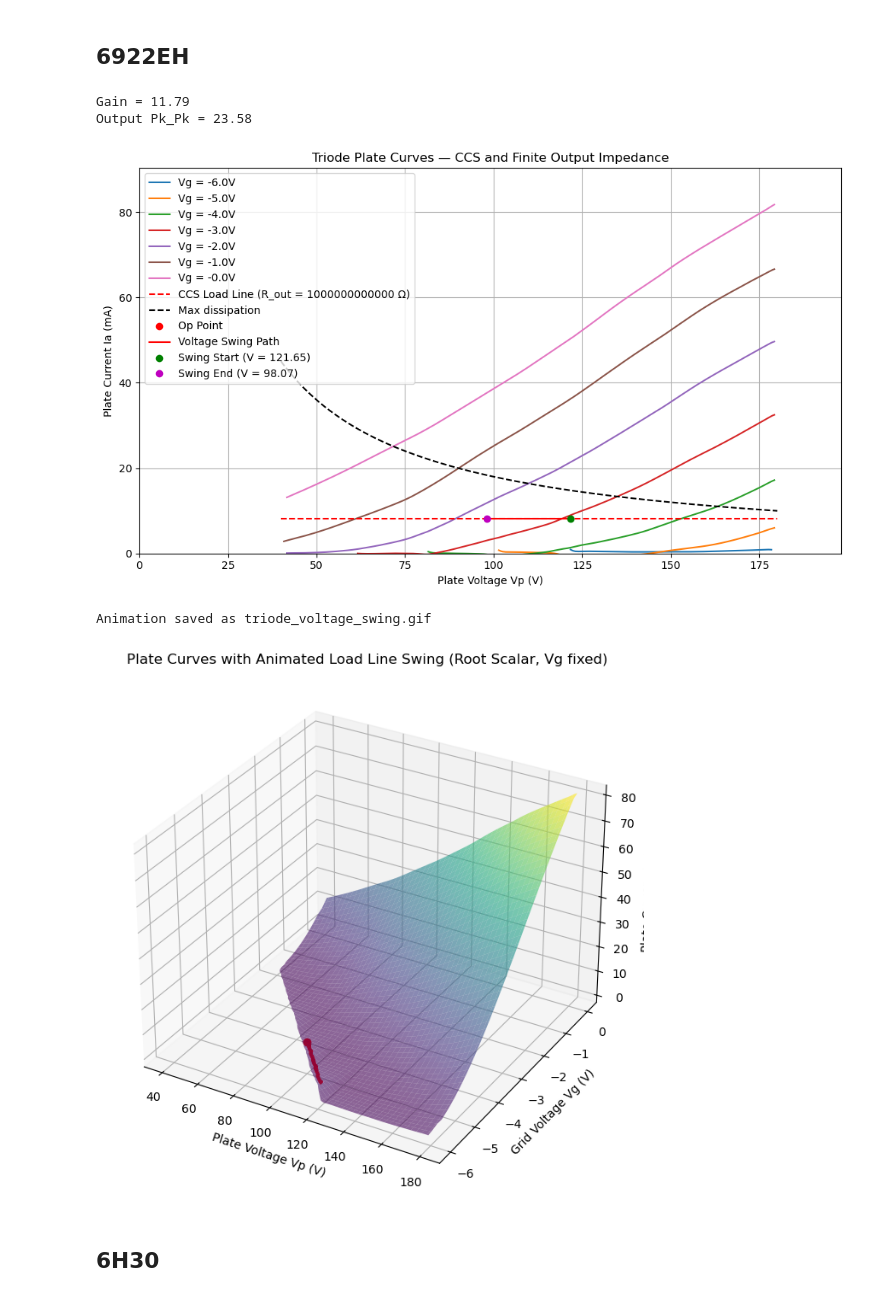
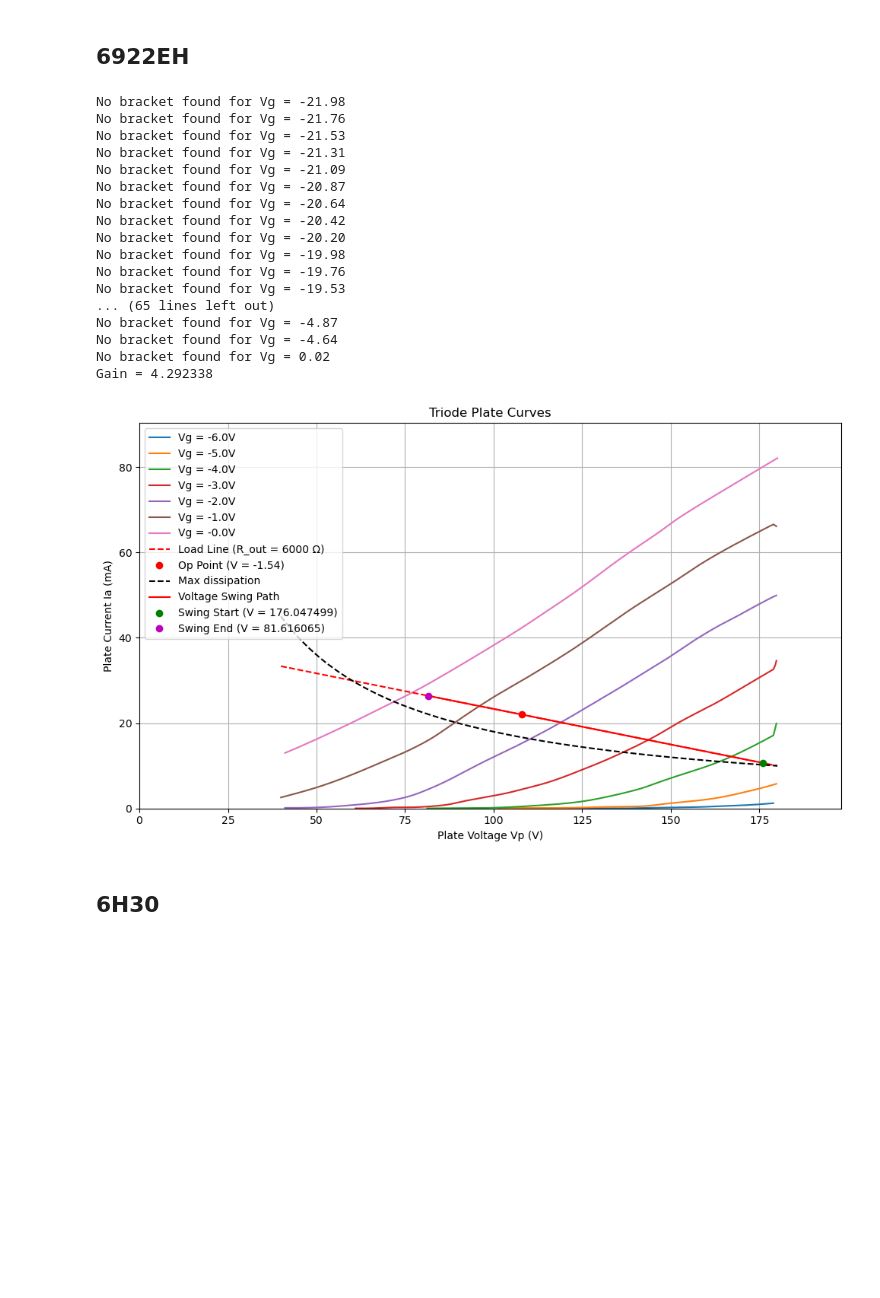
Before and after one commit to tiedyefreak22/Dual-Mono-Amp-Design, a Jupyter notebook: Triode_Pentode_Plate_Curves10.ipynb, the cells around one changed output. Cells and saved outputs as stored; diff of their text form; code cells hidden in the pictures; blank space fills up the shorter version.

Commit message:
Updated Triode_Pentode_Plate_Curves10

```diff
--- a/Triode_Pentode_Plate_Curves10.ipynb
+++ b/Triode_Pentode_Plate_Curves10.ipynb
@@ -807,33 +818,46 @@ Done
 # %%
 # Load CSV data
 df = pd.read_csv("6922EH_plate_curves_2.csv")
 
 # Flip grid voltages negative (fix)
 df["Vg"] = -np.abs(df["Vg"])
 
 Vp_data = df["Vp"].values
 Vg_data = df["Vg"].values
 Ia_data = df["Ia"].values
 
 Vp_data = np.array(Vp_data)
 Vg_data = np.array(Vg_data)
 Ia_data = np.array(Ia_data)
 
 triode3 = Triode(Vp_data, Ia_data, Vg_data, 1.8, 32, 13, 680) # Triode; Vp_data, Ia_data, Vg_data, dissipation, mu, gm, plate_resist
 # triode3.plot_three_D_manifold()
-# basic_circuit3 = Basic_Circuit(triode3, 240, 6000, 499, 22, 22) # Load line for plate_current in milliamps; triode, B_plus, anode_resist, cathode_resist, plate_current, pk_pk, debug = False
-# basic_circuit3.plot_load_line()
-ccs_circuit3 = CCS_Circuit(triode3, 240, 117.9, 8.14, 2) # CCS load line; triode, B_plus, plate_voltage, plate_current, pk_pk, output_impede = None, debug = False)
-ccs_circuit3.plot_ccs_load_line()
+basic_circuit3 = Basic_Circuit(triode3, 240, 6000, 499, 22, 22) # Load line for plate_current in milliamps; triode, B_plus, anode_resist, cathode_resist, plate_current, pk_pk, debug = False
+basic_circuit3.plot_load_line()
+# ccs_circuit3 = CCS_Circuit(triode3, 240, 117.9, 8.14, 2) # CCS load line; triode, B_plus, plate_voltage, plate_current, pk_pk, output_impede = None, debug = False)
+# ccs_circuit3.plot_ccs_load_line()
 # white_cathode3 = White_Cathode_Follower_Circuit(triode3, 600, 0.1, 240, 10, 13.96) # White Cathode Follower; triode, output_impede, hp_diss, B_plus, plate_current, pk_pk, debug = False
 # white_cathode3.plot_load_line()
 # triode3.optimize_operating_point()
 # %% [output]
-Gain = 11.79
-Output Pk_Pk = 23.58
+No bracket found for Vg = -21.98
+No bracket found for Vg = -21.76
+No bracket found for Vg = -21.53
+No bracket found for Vg = -21.31
+No bracket found for Vg = -21.09
+No bracket found for Vg = -20.87
+No bracket found for Vg = -20.64
+No bracket found for Vg = -20.42
+No bracket found for Vg = -20.20
+No bracket found for Vg = -19.98
+No bracket found for Vg = -19.76
+No bracket found for Vg = -19.53
+... (65 lines left out)
+No bracket found for Vg = -4.87
+No bracket found for Vg = -4.64
+No bracket found for Vg = 0.02
+Gain = 4.292338
-[figure, old version]
+[figure, new version]
-Animation saved as triode_voltage_swing.gif
-[figure, removed]
 # %% [markdown]
 ## 6H30
 # %%
```
Also changed, not shown: parts of 1 cell of this notebook, 19 other files.
